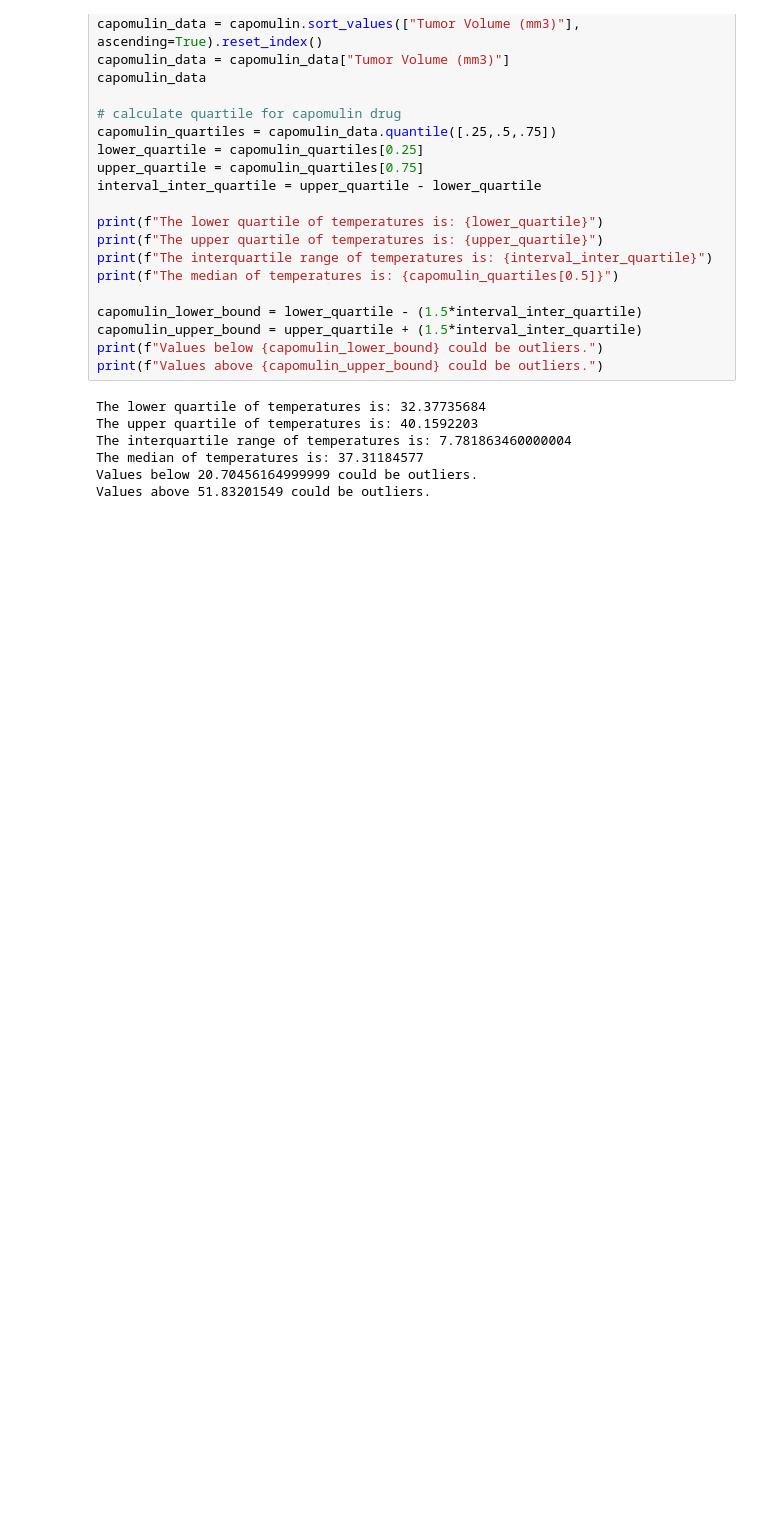
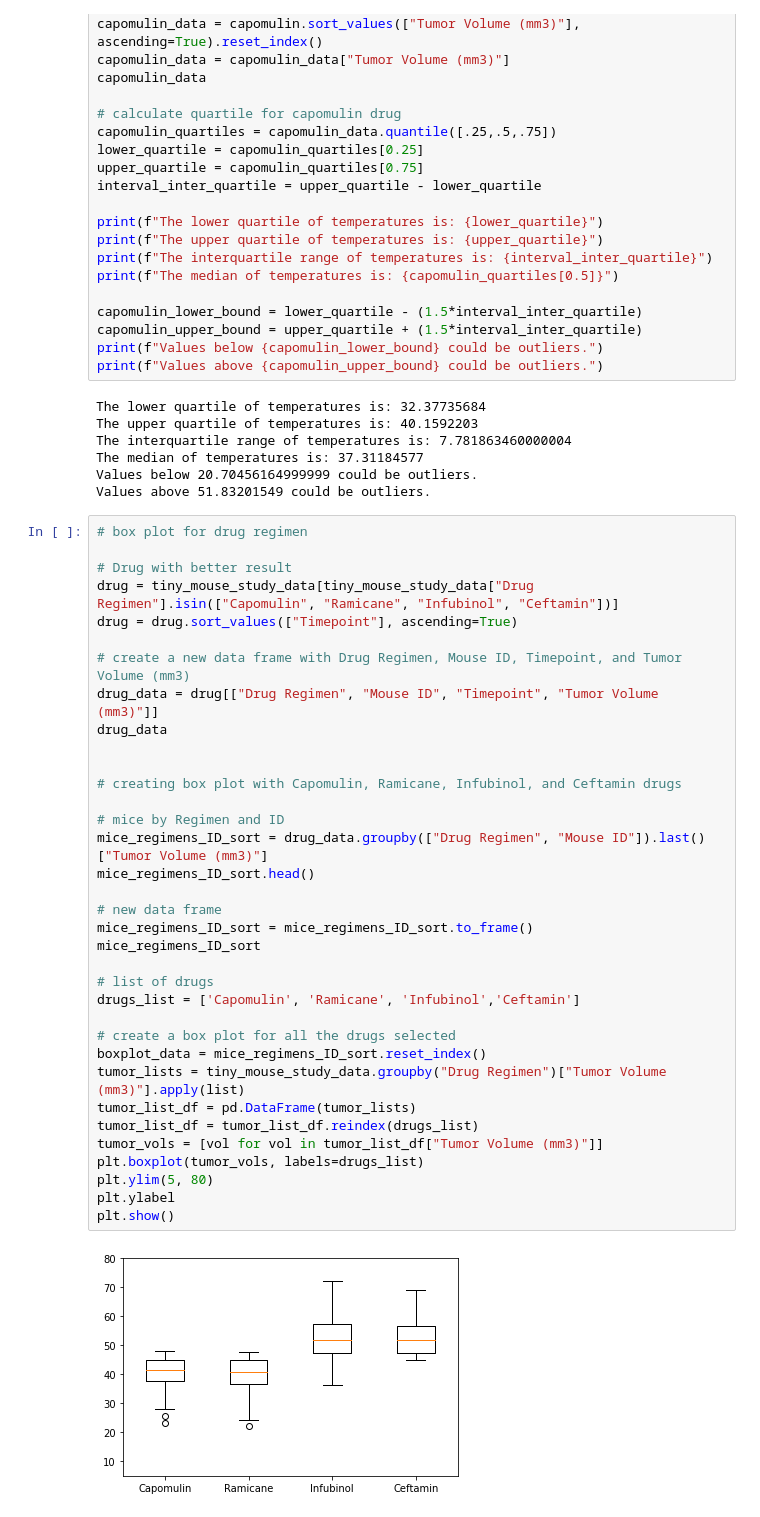
Before and after one commit to davro76/Matplotlib_Challenge, a Jupyter notebook: pymaceutical_starter.ipynb, the cells around one changed output. Saved outputs shown, nothing was run; the diff lists cells and outputs as text; blank space fills up the shorter version.

```diff
--- a/pymaceutical_starter.ipynb
+++ b/pymaceutical_starter.ipynb
@@ -227,3 +233,40 @@ The interquartile range of temperatures is: 7.781863460000004
 The median of temperatures is: 37.31184577
 Values below 20.70456164999999 could be outliers.
 Values above 51.83201549 could be outliers.
+# %%
+# box plot for drug regimen
+
+# Drug with better result
+drug = tiny_mouse_study_data[tiny_mouse_study_data["Drug Regimen"].isin(["Capomulin", "Ramicane", "Infubinol", "Ceftamin"])]
+drug = drug.sort_values(["Timepoint"], ascending=True)
+
+# create a new data frame with Drug Regimen, Mouse ID, Timepoint, and Tumor Volume (mm3)
+drug_data = drug[["Drug Regimen", "Mouse ID", "Timepoint", "Tumor Volume (mm3)"]]
+drug_data
+
+
+# creating box plot with Capomulin, Ramicane, Infubinol, and Ceftamin drugs
+
+# mice by Regimen and ID
+mice_regimens_ID_sort = drug_data.groupby(["Drug Regimen", "Mouse ID"]).last()["Tumor Volume (mm3)"]
+mice_regimens_ID_sort.head()
+
+# new data frame
+mice_regimens_ID_sort = mice_regimens_ID_sort.to_frame()
+mice_regimens_ID_sort
+
+# list of drugs
+drugs_list = ['Capomulin', 'Ramicane', 'Infubinol','Ceftamin']
+
+# create a box plot for all the drugs selected
+boxplot_data = mice_regimens_ID_sort.reset_index()
+tumor_lists = tiny_mouse_study_data.groupby("Drug Regimen")["Tumor Volume (mm3)"].apply(list)
+tumor_list_df = pd.DataFrame(tumor_lists)
+tumor_list_df = tumor_list_df.reindex(drugs_list)
+tumor_vols = [vol for vol in tumor_list_df["Tumor Volume (mm3)"]]
+plt.boxplot(tumor_vols, labels=drugs_list)
+plt.ylim(5, 80)
+plt.ylabel
+plt.show()
+# %% [output]
+[figure, added]
```
Also changed, not shown: parts of 1 cell of this notebook.
